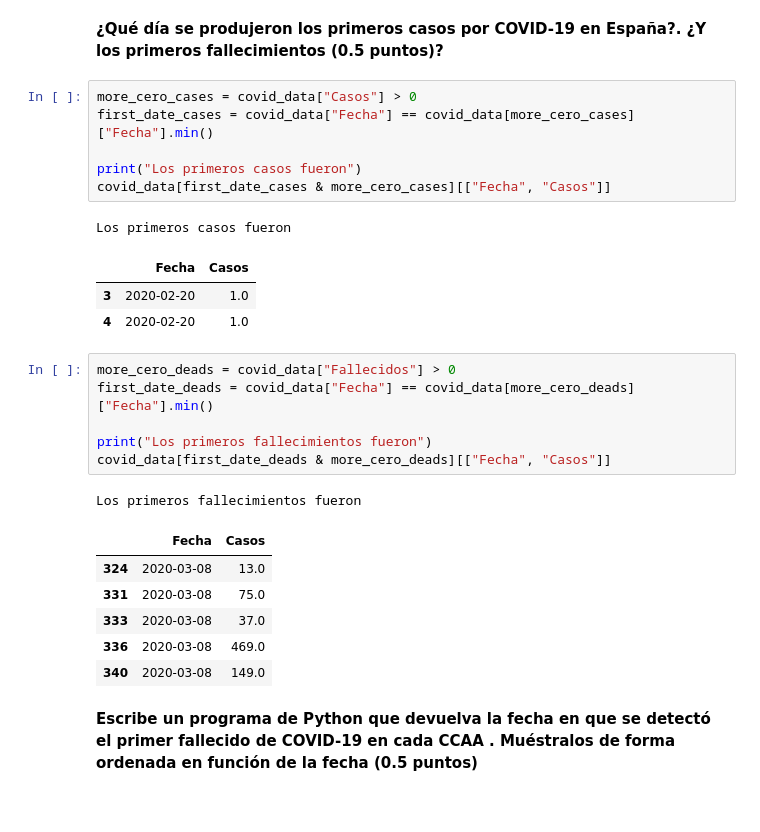
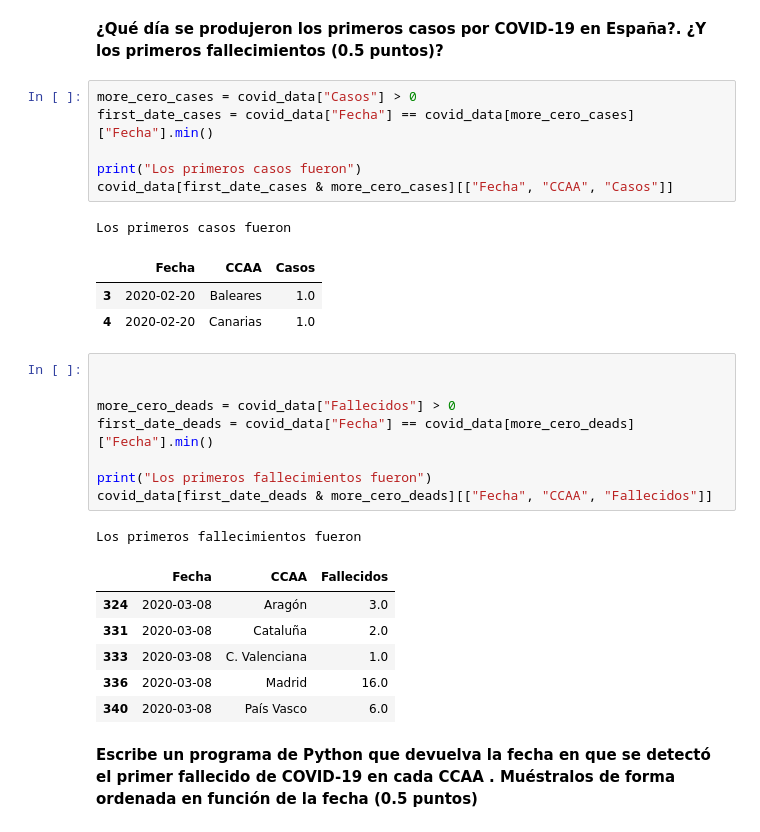
Before and after one commit to ubaldo-peralta-sanchez/python_basics, a Jupyter notebook: Peralta_Sanchez_Ubaldo_20_21_BIG_DATA_UNAV_Entregable_Parte2.ipynb, the cells around one changed output. Drawn from its saved outputs; the diff is of its cells as text.

```diff
--- a/Peralta_Sanchez_Ubaldo_20_21_BIG_DATA_UNAV_Entregable_Parte2.ipynb
+++ b/Peralta_Sanchez_Ubaldo_20_21_BIG_DATA_UNAV_Entregable_Parte2.ipynb
@@ -603,26 +613,28 @@ more_cero_cases = covid_data["Casos"] > 0
 first_date_cases = covid_data["Fecha"] == covid_data[more_cero_cases]["Fecha"].min()
 
 print("Los primeros casos fueron")
-covid_data[first_date_cases & more_cero_cases][["Fecha", "Casos"]]
+covid_data[first_date_cases & more_cero_cases][["Fecha", "CCAA", "Casos"]]
 # %% [output]
 Los primeros casos fueron
-|  | Fecha | Casos |
-| 3 | 2020-02-20 | 1.0 |
-| 4 | 2020-02-20 | 1.0 |
+|  | Fecha | CCAA | Casos |
+| 3 | 2020-02-20 | Baleares | 1.0 |
+| 4 | 2020-02-20 | Canarias | 1.0 |
 # %%
+
+
 more_cero_deads = covid_data["Fallecidos"] > 0
 first_date_deads = covid_data["Fecha"] == covid_data[more_cero_deads]["Fecha"].min()
 
 print("Los primeros fallecimientos fueron")
-covid_data[first_date_deads & more_cero_deads][["Fecha", "Casos"]]
+covid_data[first_date_deads & more_cero_deads][["Fecha", "CCAA", "Fallecidos"]]
 # %% [output]
 Los primeros fallecimientos fueron
-|  | Fecha | Casos |
-| 324 | 2020-03-08 | 13.0 |
-| 331 | 2020-03-08 | 75.0 |
-| 333 | 2020-03-08 | 37.0 |
-| 336 | 2020-03-08 | 469.0 |
-| 340 | 2020-03-08 | 149.0 |
+|  | Fecha | CCAA | Fallecidos |
+| 324 | 2020-03-08 | Aragón | 3.0 |
+| 331 | 2020-03-08 | Cataluña | 2.0 |
+| 333 | 2020-03-08 | C. Valenciana | 1.0 |
+| 336 | 2020-03-08 | Madrid | 16.0 |
+| 340 | 2020-03-08 | País Vasco | 6.0 |
 # %% [markdown]
 **Escribe un programa de Python que devuelva la fecha en que se detectó el primer fallecido de COVID-19 en cada CCAA . Muéstralos de forma ordenada en función de la fecha (0.5 puntos)**
 # %%
```
Also changed, not shown: parts of 5 cells of this notebook, 1 other file.
